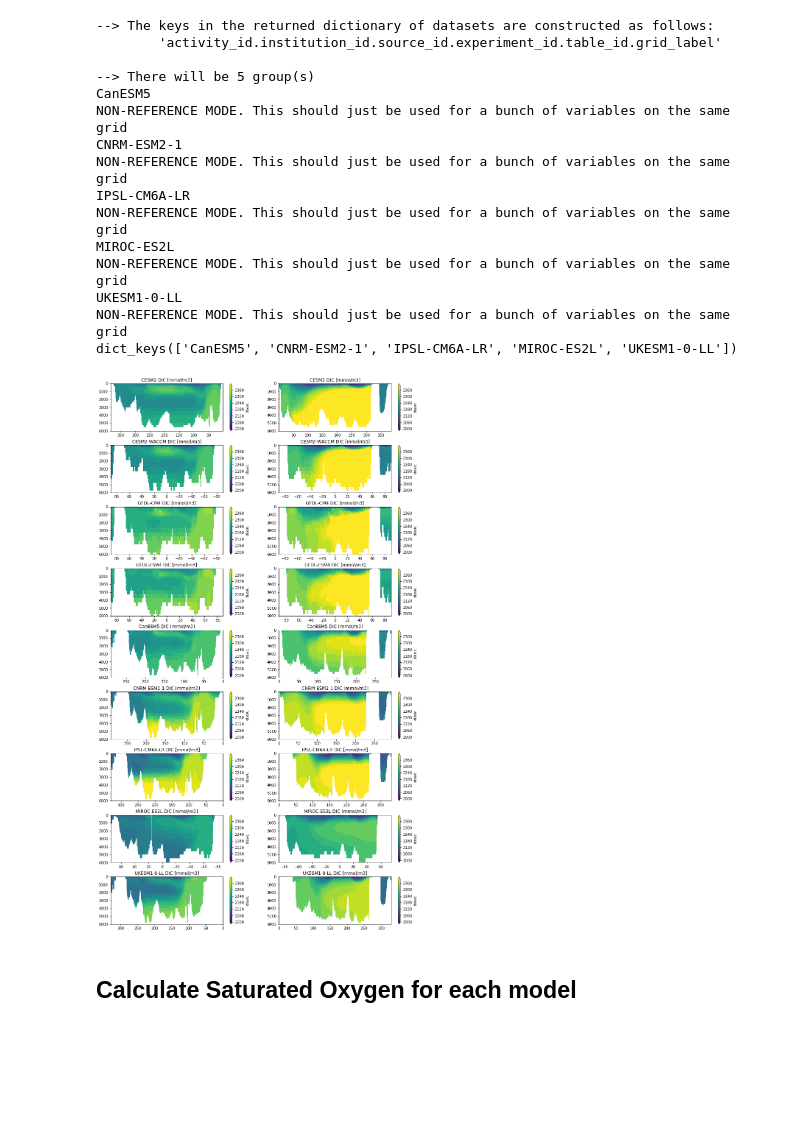
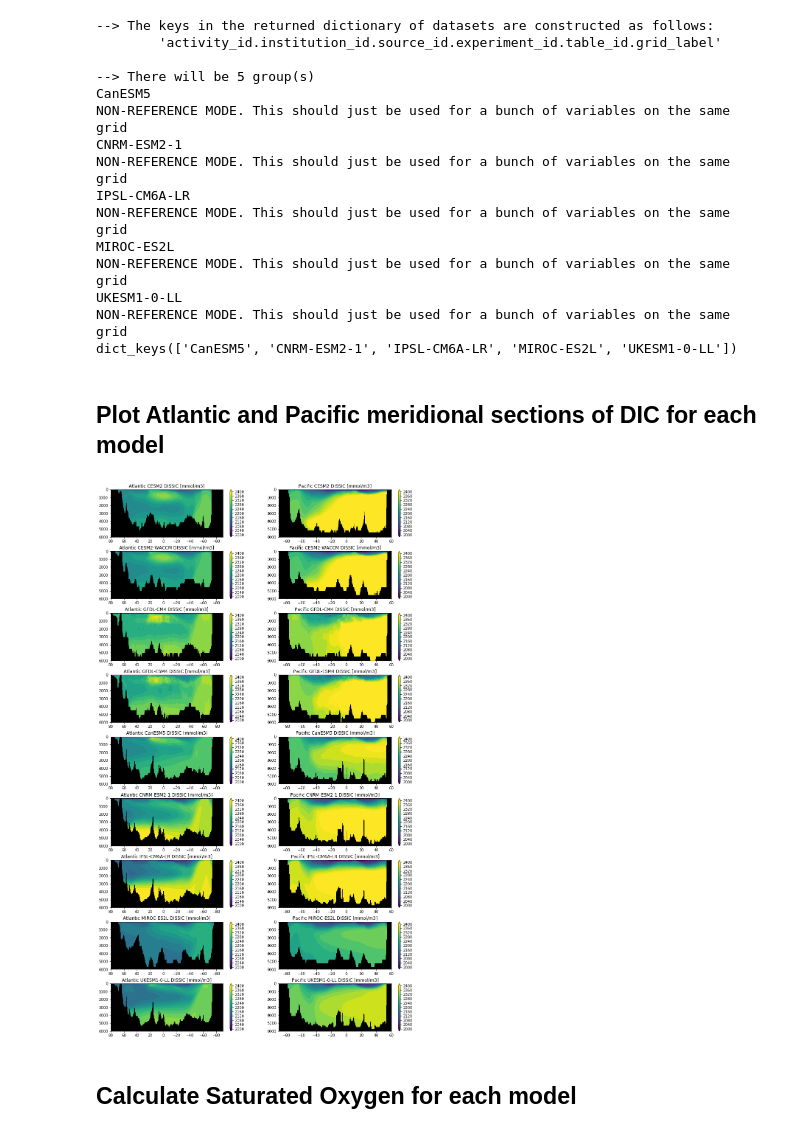
Before and after one commit to mara-freilich/cmip6hack-ocean-bgc, a Jupyter notebook: notebooks/jml_dissic_prereg_allmodels.ipynb, the cells around one changed output. Saved outputs shown, nothing was run; the diff lists cells and outputs as text; code cells hidden in the pictures; blank space fills up the shorter version.

Commit message:
Sharpen up plotting with generalized function (and use latitude rather than indeces for x-axis labels). Add some more documentation.

```diff
--- a/notebooks/jml_dissic_prereg_allmodels.ipynb
+++ b/notebooks/jml_dissic_prereg_allmodels.ipynb
@@ -536,37 +594,12 @@ NON-REFERENCE MODE. This should just be used for a bunch of variables on the sam
 UKESM1-0-LL
 NON-REFERENCE MODE. This should just be used for a bunch of variables on the same grid
 dict_keys(['CanESM5', 'CNRM-ESM2-1', 'IPSL-CM6A-LR', 'MIROC-ES2L', 'UKESM1-0-LL'])
-# %%
-fig, axes = plt.subplots(ncols=2, nrows=len(dic_dict.keys()),figsize=[15, 3*len(dic_dict.keys())])
-A = 0
-for model in dic_dict.keys():
-    xloca, xlocp = get_atl_pac_section_lon(model)
-
-    (dic_dict[model].dissic.isel(time=slice(-13,-1)).mean({'time','member_id'}).isel(x=xloca)*1e3).plot(
-        ax=axes[A,0],levels=np.arange(2000,2420,20),cmap='viridis',extend="both")
-    (dic_dict[model].dissic.isel(time=slice(-13,-1)).mean({'time','member_id'}).isel(x=xlocp)*1e3).plot(
-        ax=axes[A,1],levels=np.arange(2000,2420,20),cmap='viridis',extend="both")
-    axes[A,0].set_title(model+" DIC [mmol/m3]")
-
-    if model == 'MIROC-ES2L':
-        # This model is half Arctic!!
-        axes[A,0].set_xlim(75,dic_dict[model].dissic.y.min())
-        axes[A,1].set_xlim(dic_dict[model].dissic.y.min(),75)
-    else:
-        axes[A,0].set_xlim(dic_dict[model].dissic.y.max(),dic_dict[model].dissic.y.min())
-
-    axes[A,0].set_ylim(6000,0)
-    axes[A,0].set_xlabel("")
-    axes[A,0].set_ylabel("")
-
-    axes[A,1].set_title(model+" DIC [mmol/m3]")
-    axes[A,1].set_ylim(6000,0)
-    axes[A,1].set_xlabel("")
-    axes[A,1].set_ylabel("")
-    A +=1
-plt.subplots_adjust(hspace=0.3)
-# %% [output]
-[figure, removed]
+# %% [markdown]
+## Plot Atlantic and Pacific meridional sections of DIC for each model
+# %%
+fig, axes = plot_atlantic_pacific_sections(dic_dict,"dissic",units="[mmol/m3]",fac=1e3,lev=np.arange(2000,2420,20))
+# %% [output]
+[figure, added]
 # %% [markdown]
 ## Calculate Saturated Oxygen for each model
 # %%
```
Also changed, not shown: parts of 22 cells of this notebook.
